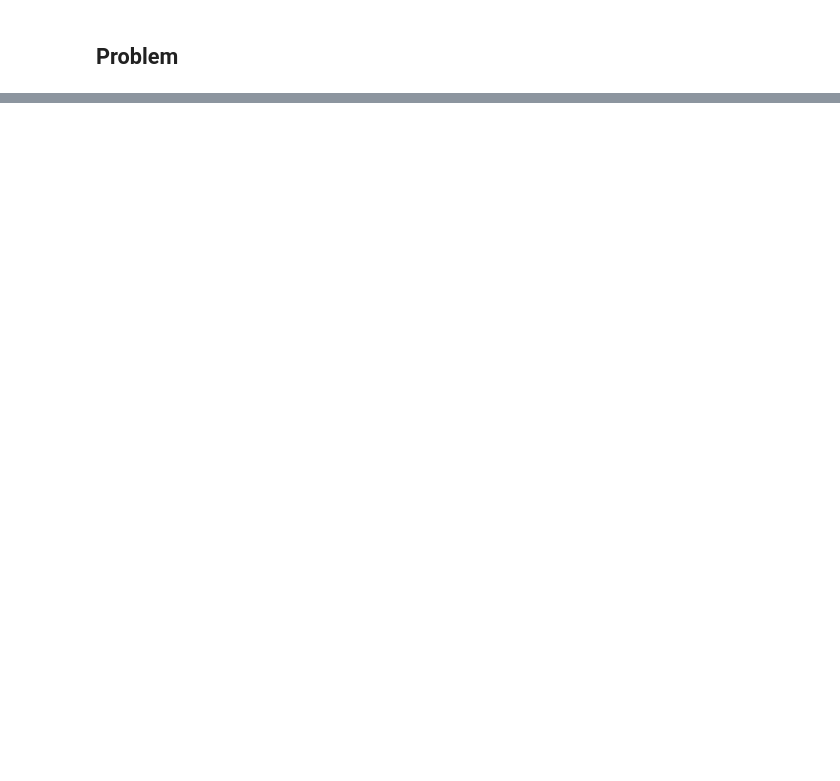
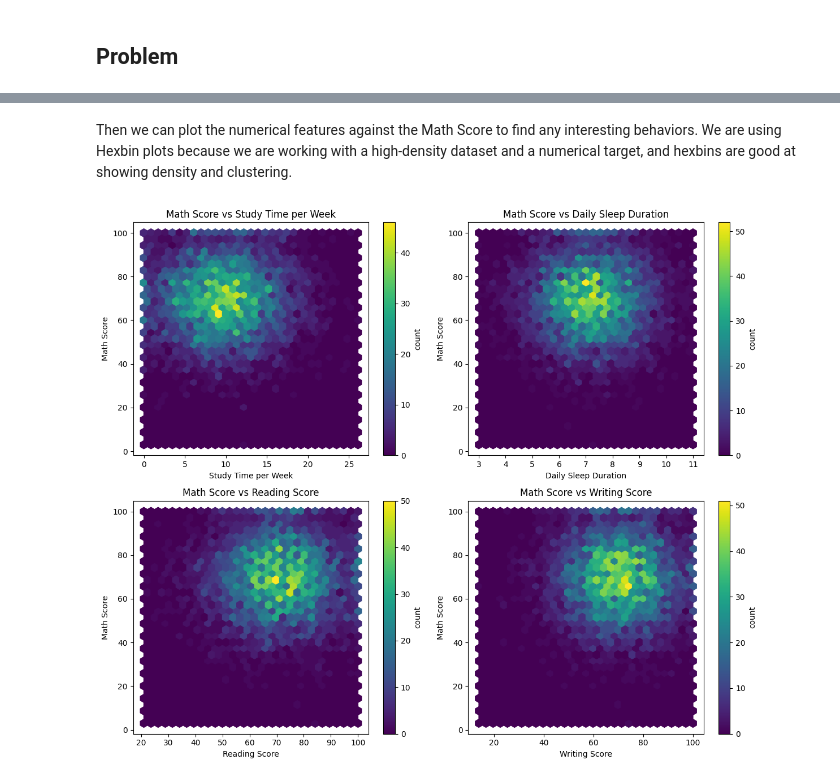
Before and after one commit to braulio-dev/cetys-icc-compint, a Jupyter notebook: 1. EDA & Preprocessing/main.ipynb, the cells around one changed output, grey strips where cells are left out. Saved outputs shown, nothing was run; the diff lists cells and outputs as text; code cells hidden in the pictures; blank space fills up the shorter version.

```diff
--- a/1. EDA & Preprocessing/main.ipynb
+++ b/1. EDA & Preprocessing/main.ipynb
@@ -35,0 +190,28 @@ I believe the remaining features will aid in making a fair prediction of the abo
+# %% [markdown]
+Then we can plot the numerical features against the Math Score to find any interesting behaviors. We are using Hexbin plots because we are working with a high-density dataset and a numerical target, and hexbins are good at showing density and clustering.
+# %%
+n = len(numerical_cols)
+cols = 2
+rows = math.ceil(n / cols)
+fig, axes = plt.subplots(rows, cols, figsize=(cols * 6, rows * 5))
+axes = axes.flatten()
+
+for i, col in enumerate(numerical_cols):
+    hb = axes[i].hexbin(
+        data[col],
+        data["Math Score"],
+        gridsize=30
+    )
+    axes[i].set_xlabel(col)
+    axes[i].set_ylabel("Math Score")
+    axes[i].set_title(f"Math Score vs {col}")
+    fig.colorbar(hb, ax=axes[i], label="count")
+
+# remove unused
+for j in range(i + 1, len(axes)):
+    fig.delaxes(axes[j])
+
+plt.tight_layout()
+plt.show()
+# %% [output]
+[figure, added]
```
Also changed, not shown: parts of 42 cells of this notebook, 2 other files.
